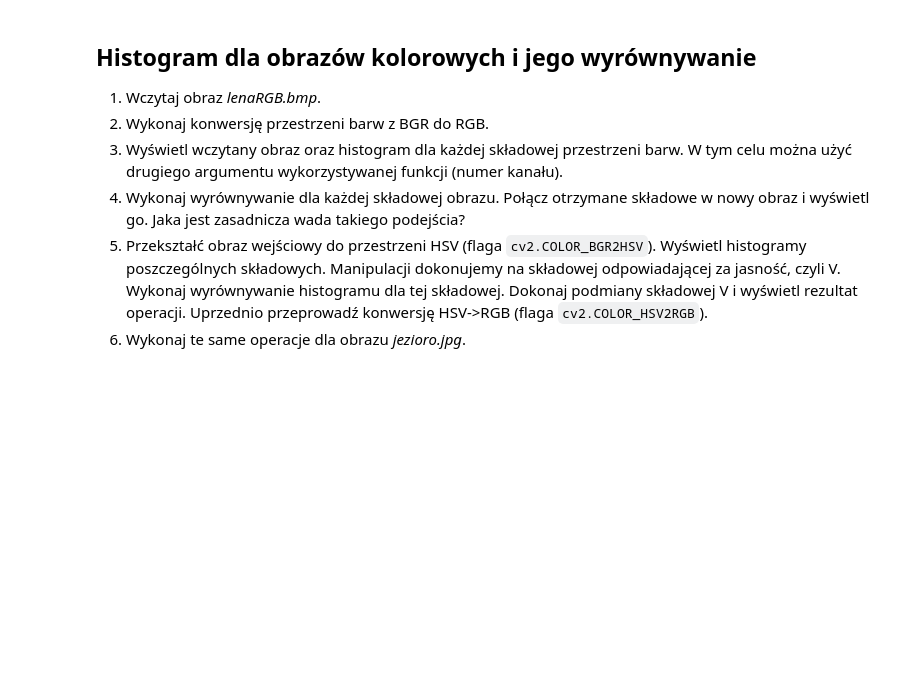
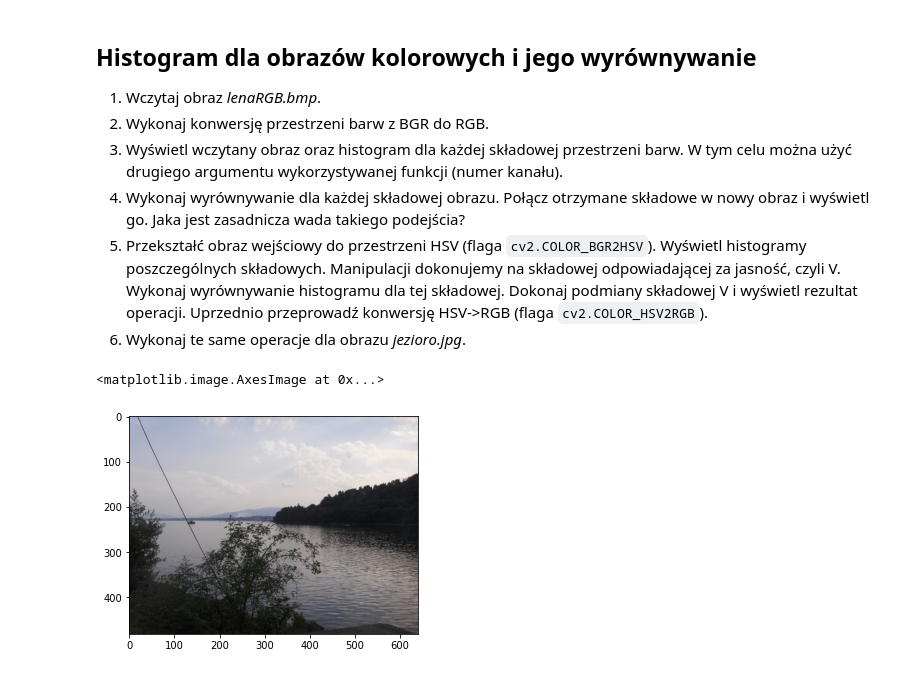
Before and after one commit to RysiekPrecikowski/WDCPO, a Jupyter notebook: lab3.ipynb, the cells around one changed output. Drawn from its saved outputs; the diff is of its cells as text; code cells hidden in the pictures; blank space fills up the shorter version.

```diff
--- a/lab3.ipynb
+++ b/lab3.ipynb
@@ -289,7 +297,18 @@ Uprzednio przeprowadź konwersję HSV->RGB (flaga `cv2.COLOR_HSV2RGB`).
 6. Wykonaj te same operacje dla obrazu *jezioro.jpg*.
 # %%
 if not os.path.exists("lenaRGB.bmp") :
-    !wget https://raw.githubusercontent.com/vision-agh/poc_sw/master/03_Histogram/LenaRGB.bmp --no-check-certificate
+    !wget https://raw.githubusercontent.com/vision-agh/poc_sw/master/03_Histogram/lenaRGB.bmp --no-check-certificate
 
 if not os.path.exists("jezioro.jpg") :
     !wget https://raw.githubusercontent.com/vision-agh/poc_sw/master/03_Histogram/jezioro.jpg --no-check-certificate
+
+
+lena = cv2.imread(f'lenaRGB.bmp')
+lena = cv2.cvtColor(lena, cv2.COLOR_BGR2RGB)
+plt.imshow(lena)
+plt.show()
+
+lake = cv2.imread(f'jezioro.jpg')
+lake = cv2.cvtColor(lake, cv2.COLOR_BGR2RGB)
+plt.imshow(lake)
+plt.show()
@@ -295,0 +377,5 @@ if not os.path.exists("jezioro.jpg") :
+# %%
+plt.imshow(lake)
+# %% [output]
+<matplotlib.image.AxesImage at 0x...>
+[figure, added]
```
Also changed, not shown: parts of 21 cells of this notebook.
